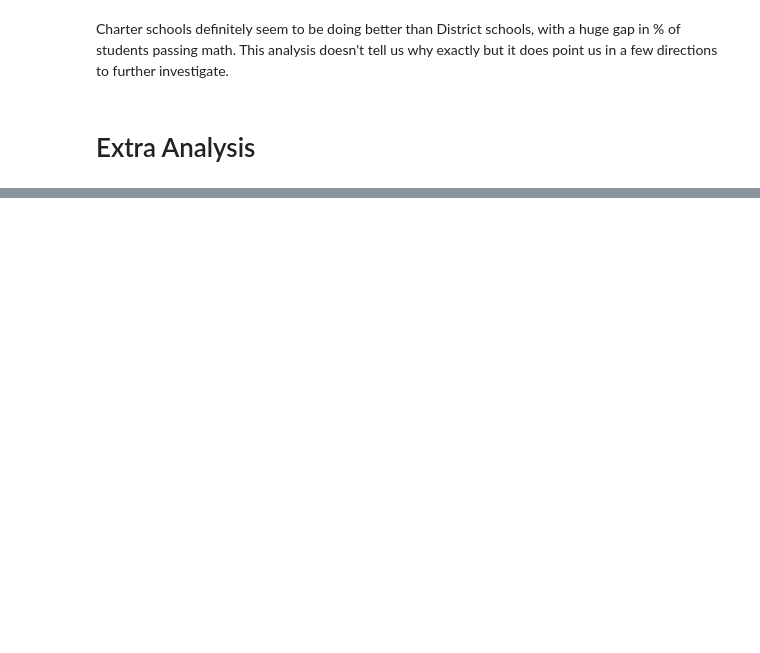
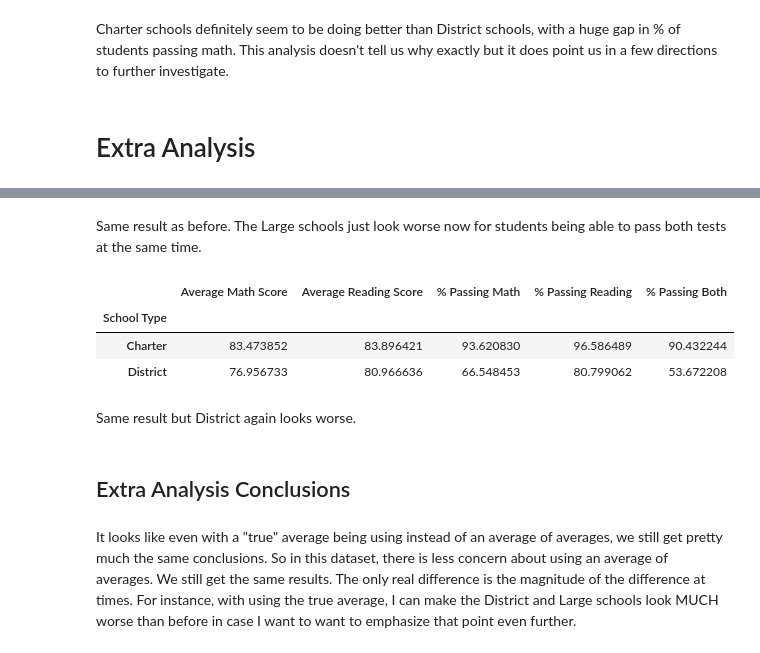
Before and after one commit to c-l-nguyen/academy-of-py, a Jupyter notebook: PyCitySchools.ipynb, the cells around one changed output, grey strips where cells are left out. Saved outputs shown, nothing was run; the diff lists cells and outputs as text; code cells hidden in the pictures; blank space fills up the shorter version.

```diff
--- a/PyCitySchools.ipynb
+++ b/PyCitySchools.ipynb
@@ -443,0 +515,16 @@ school_data_complete_group
+# %% [markdown]
+Same result as before. The Large schools just look worse now for students being able to pass both tests at the same time.
+# %%
+columns_of_interest = ["Average Math Score","Average Reading Score","% Passing Math","% Passing Reading","% Passing Both"]
+extra_df.groupby("School Type").mean()[columns_of_interest]
+# %% [output]
+|  | Average Math Score | Average Reading Score | % Passing Math | % Passing Reading | % Passing Both |
+| School Type |  |  |  |  |  |
+| Charter | 83.473852 | 83.896421 | 93.620830 | 96.586489 | 90.432244 |
+| District | 76.956733 | 80.966636 | 66.548453 | 80.799062 | 53.672208 |
+# %% [markdown]
+Same result but District again looks worse.
+# %% [markdown]
+## Extra Analysis Conclusions
+# %% [markdown]
+It looks like even with a "true" average being using instead of an average of averages, we still get pretty much the same conclusions. So in this dataset, there is less concern about using an average of averages. We still get the same results. The only real difference is the magnitude of the difference at times. For instance, with using the true average, I can make the District and Large schools look MUCH worse than before in case I want to want to emphasize that point even further.
```
Also changed, not shown: parts of 24 cells of this notebook.
